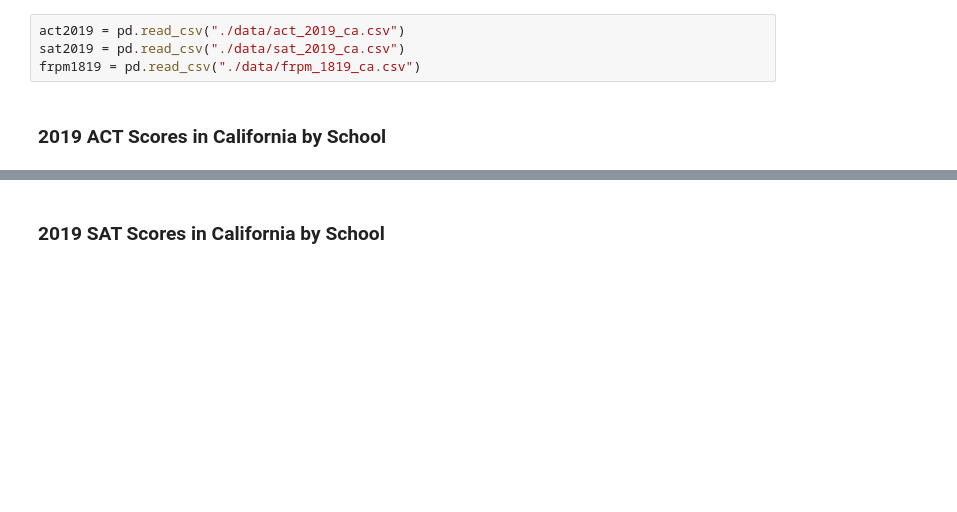
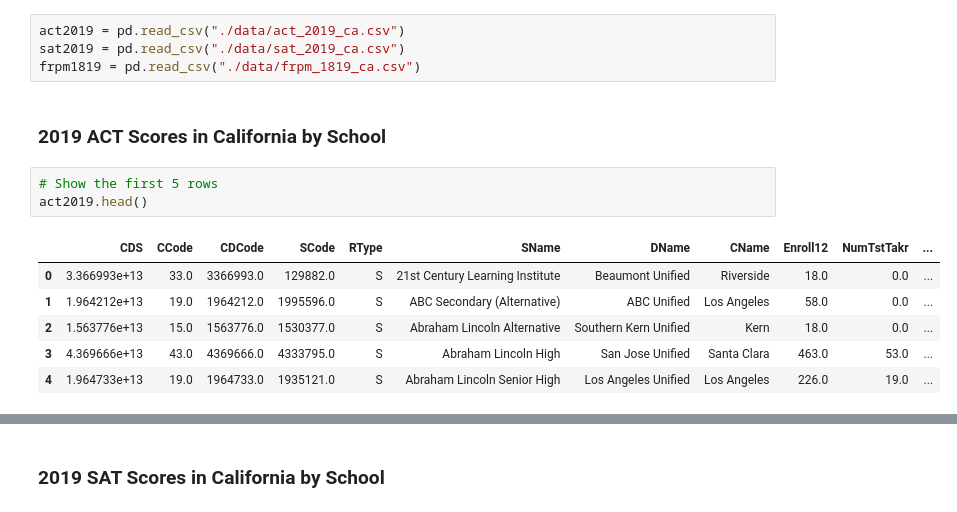
Before and after one commit to brandiehatch/project-1, a Jupyter notebook: hatch_frpm_sat_act_ca_2022.ipynb, the cells around one changed output, grey strips where cells are left out. Drawn from its saved outputs; the diff is of its cells as text; blank space fills up the shorter version.

```diff
--- a/hatch_frpm_sat_act_ca_2022.ipynb
+++ b/hatch_frpm_sat_act_ca_2022.ipynb
@@ -170,3 +170,13 @@ sat2019 = pd.read_csv("./data/sat_2019_ca.csv")
 frpm1819 = pd.read_csv("./data/frpm_1819_ca.csv")
 # %% [markdown]
 ### 2019 ACT Scores in California by School
+# %%
+# Show the first 5 rows
+act2019.head()
+# %% [output]
+|  | CDS | CCode | CDCode | SCode | RType | SName | DName | CName | Enroll12 | NumTstTakr | ... |
+| 0 | 3.366993e+13 | 33.0 | 3366993.0 | 129882.0 | S | 21st Century Learning Institute | Beaumont Unified | Riverside | 18.0 | 0.0 | ... |
+| 1 | 1.964212e+13 | 19.0 | 1964212.0 | 1995596.0 | S | ABC Secondary (Alternative) | ABC Unified | Los Angeles | 58.0 | 0.0 | ... |
+| 2 | 1.563776e+13 | 15.0 | 1563776.0 | 1530377.0 | S | Abraham Lincoln Alternative | Southern Kern Unified | Kern | 18.0 | 0.0 | ... |
+| 3 | 4.369666e+13 | 43.0 | 4369666.0 | 4333795.0 | S | Abraham Lincoln High | San Jose Unified | Santa Clara | 463.0 | 53.0 | ... |
+| 4 | 1.964733e+13 | 19.0 | 1964733.0 | 1935121.0 | S | Abraham Lincoln Senior High | Los Angeles Unified | Los Angeles | 226.0 | 19.0 | ... |
```
Also changed, not shown: parts of 10 cells of this notebook, 1 other file.
